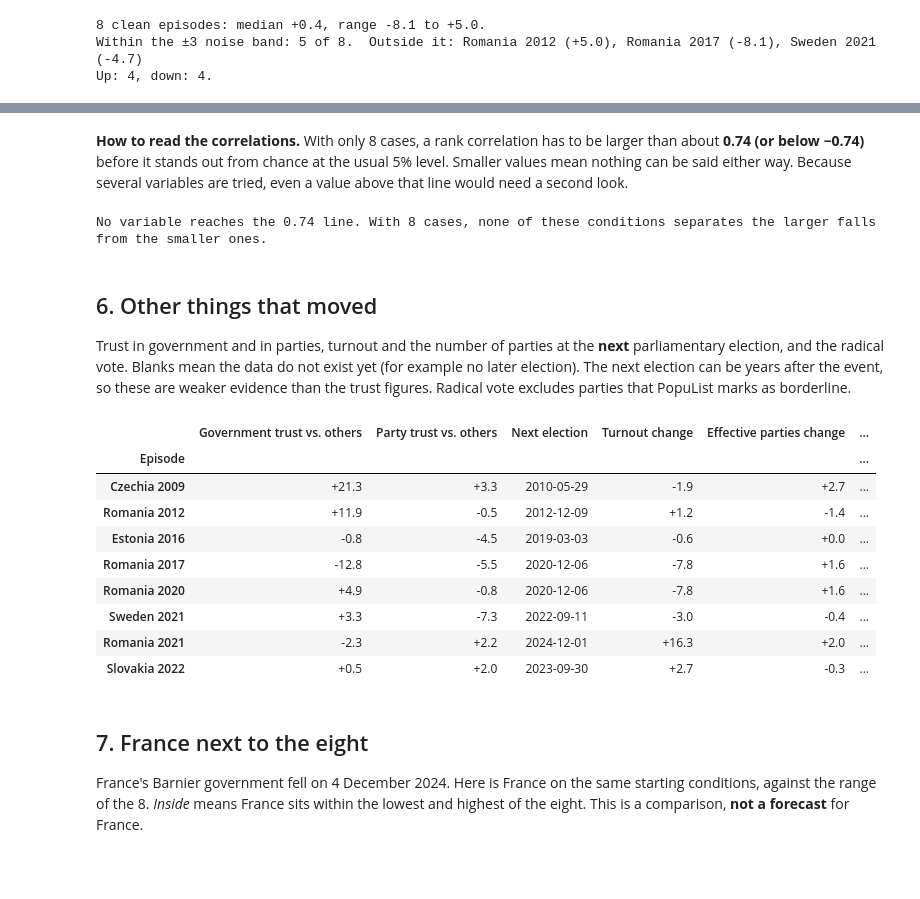
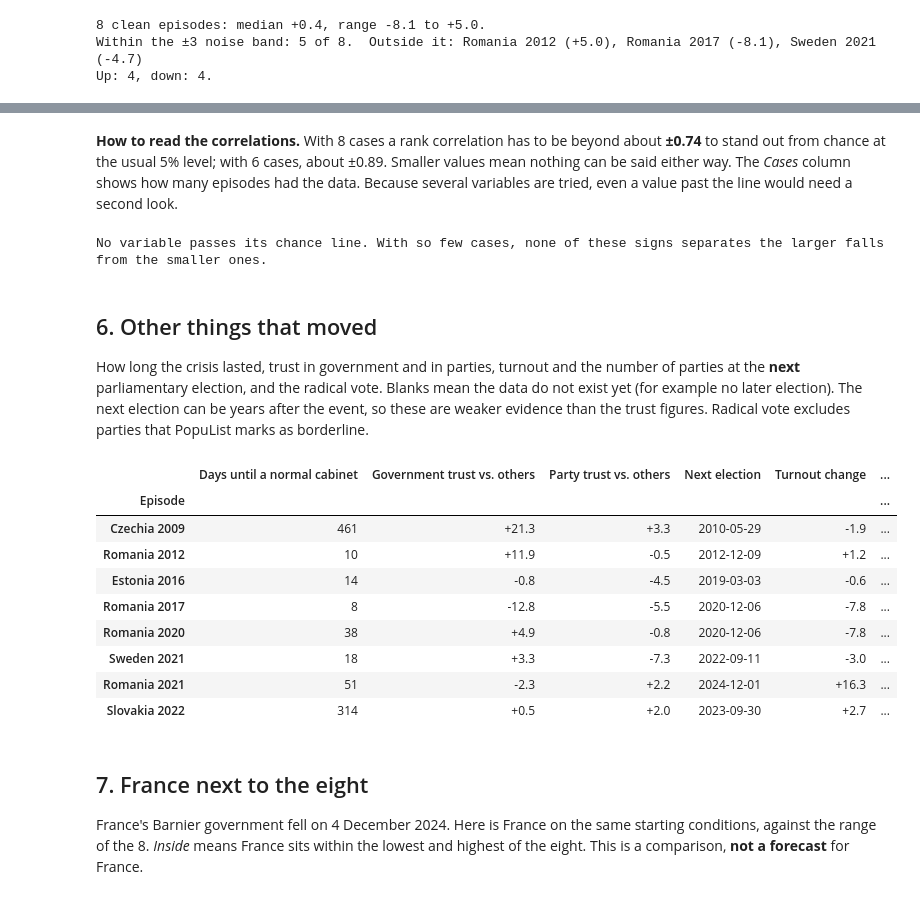
Before and after one commit to Ludusm11/democracy_stress_test, a Jupyter notebook: notebooks/Shock_1_gov_collapse.ipynb, the cells around one changed output, grey strips where cells are left out. Drawn from its saved outputs; the diff is of its cells as text; code cells hidden in the pictures; blank space fills up the shorter version.

```diff
--- a/notebooks/Shock_1_gov_collapse.ipynb
+++ b/notebooks/Shock_1_gov_collapse.ipynb
@@ -217,39 +225,40 @@ pd.DataFrame(rho).set_index('Variable').style.format('{:+.2f}')
 # %% [markdown]
-**How to read the correlations.** With only 8 cases, a rank correlation has to be larger than about **0.74 (or below −0.74)** before it stands out from chance at the usual 5% level. Smaller values mean nothing can be said either way. Because several variables are tried, even a value above that line would need a second look.
+**How to read the correlations.** With 8 cases a rank correlation has to be beyond about **±0.74** to stand out from chance at the usual 5% level; with 6 cases, about ±0.89. Smaller values mean nothing can be said either way. The *Cases* column shows how many episodes had the data. Because several variables are tried, even a value past the line would need a second look.
 # %%
-strong = [r for r in rho if abs(r['Rank correlation']) >= 0.74]
+strong = [r for r in rho if r['Cases'] >= 5 and abs(r['Rank correlation']) >= CRITICAL[r['Cases']]]
 if strong:
-    print('Above the 0.74 line:', '; '.join(f"{r['Variable']} ({r['Rank correlation']:+.2f})" for r in strong))
+    print('Past the chance line:', '; '.join(f"{r['Variable']} ({r['Rank correlation']:+.2f})" for r in strong))
 else:
-    print('No variable reaches the 0.74 line. With 8 cases, none of these conditions separates the larger falls from the smaller ones.')
+    print('No variable passes its chance line. With so few cases, none of these signs separates the larger falls from the smaller ones.')
 # %% [output]
-No variable reaches the 0.74 line. With 8 cases, none of these conditions separates the larger falls from the smaller ones.
+No variable passes its chance line. With so few cases, none of these signs separates the larger falls from the smaller ones.
 # %% [markdown]
 ## 6. Other things that moved
 
-Trust in government and in parties, turnout and the number of parties at the **next** parliamentary election, and the radical vote. Blanks mean the data do not exist yet (for example no later election). The next election can be years after the event, so these are weaker evidence than the trust figures. Radical vote excludes parties that PopuList marks as borderline.
+How long the crisis lasted, trust in government and in parties, turnout and the number of parties at the **next** parliamentary election, and the radical vote. Blanks mean the data do not exist yet (for example no later election). The next election can be years after the event, so these are weaker evidence than the trust figures. Radical vote excludes parties that PopuList marks as borderline.
 # %%
 o = pd.DataFrame({
     'Episode': clean.episode,
+    'Days until a normal cabinet': clean.days_until_non_caretaker_cabinet,
     'Government trust vs. others': clean.gov_change_beyond_comparison_pp,
     'Party trust vs. others': clean.parties_change_beyond_comparison_pp,
     'Next election': clean.next_election,
     'Turnout change': clean.turnout_change_pp,
     'Effective parties change': clean.effective_parties_change,
     'Radical vote change': clean.radical_change_pp,
 }).set_index('Episode')
-o.style.format({c: '{:+.1f}' for c in o.columns if c != 'Next election'}, na_rep='–')
+o.style.format({c: ('{:.0f}' if c == 'Days until a normal cabinet' else '{:+.1f}') for c in o.columns if c != 'Next election'}, na_rep='–')
 # %% [output]
-|  | Government trust vs. others | Party trust vs. others | Next election | Turnout change | Effective parties change | ... |
+|  | Days until a normal cabinet | Government trust vs. others | Party trust vs. others | Next election | Turnout change | ... |
 | Episode |  |  |  |  |  | ... |
-| Czechia 2009 | +21.3 | +3.3 | 2010-05-29 | -1.9 | +2.7 | ... |
-| Romania 2012 | +11.9 | -0.5 | 2012-12-09 | +1.2 | -1.4 | ... |
-| Estonia 2016 | -0.8 | -4.5 | 2019-03-03 | -0.6 | +0.0 | ... |
-| Romania 2017 | -12.8 | -5.5 | 2020-12-06 | -7.8 | +1.6 | ... |
-| Romania 2020 | +4.9 | -0.8 | 2020-12-06 | -7.8 | +1.6 | ... |
-| Sweden 2021 | +3.3 | -7.3 | 2022-09-11 | -3.0 | -0.4 | ... |
-| Romania 2021 | -2.3 | +2.2 | 2024-12-01 | +16.3 | +2.0 | ... |
-| Slovakia 2022 | +0.5 | +2.0 | 2023-09-30 | +2.7 | -0.3 | ... |
+| Czechia 2009 | 461 | +21.3 | +3.3 | 2010-05-29 | -1.9 | ... |
+| Romania 2012 | 10 | +11.9 | -0.5 | 2012-12-09 | +1.2 | ... |
+| Estonia 2016 | 14 | -0.8 | -4.5 | 2019-03-03 | -0.6 | ... |
+| Romania 2017 | 8 | -12.8 | -5.5 | 2020-12-06 | -7.8 | ... |
+| Romania 2020 | 38 | +4.9 | -0.8 | 2020-12-06 | -7.8 | ... |
+| Sweden 2021 | 18 | +3.3 | -7.3 | 2022-09-11 | -3.0 | ... |
+| Romania 2021 | 51 | -2.3 | +2.2 | 2024-12-01 | +16.3 | ... |
+| Slovakia 2022 | 314 | +0.5 | +2.0 | 2023-09-30 | +2.7 | ... |
 # %% [markdown]
 ## 7. France next to the eight
 
```
Also changed, not shown: parts of 35 cells of this notebook, 10 other files.
